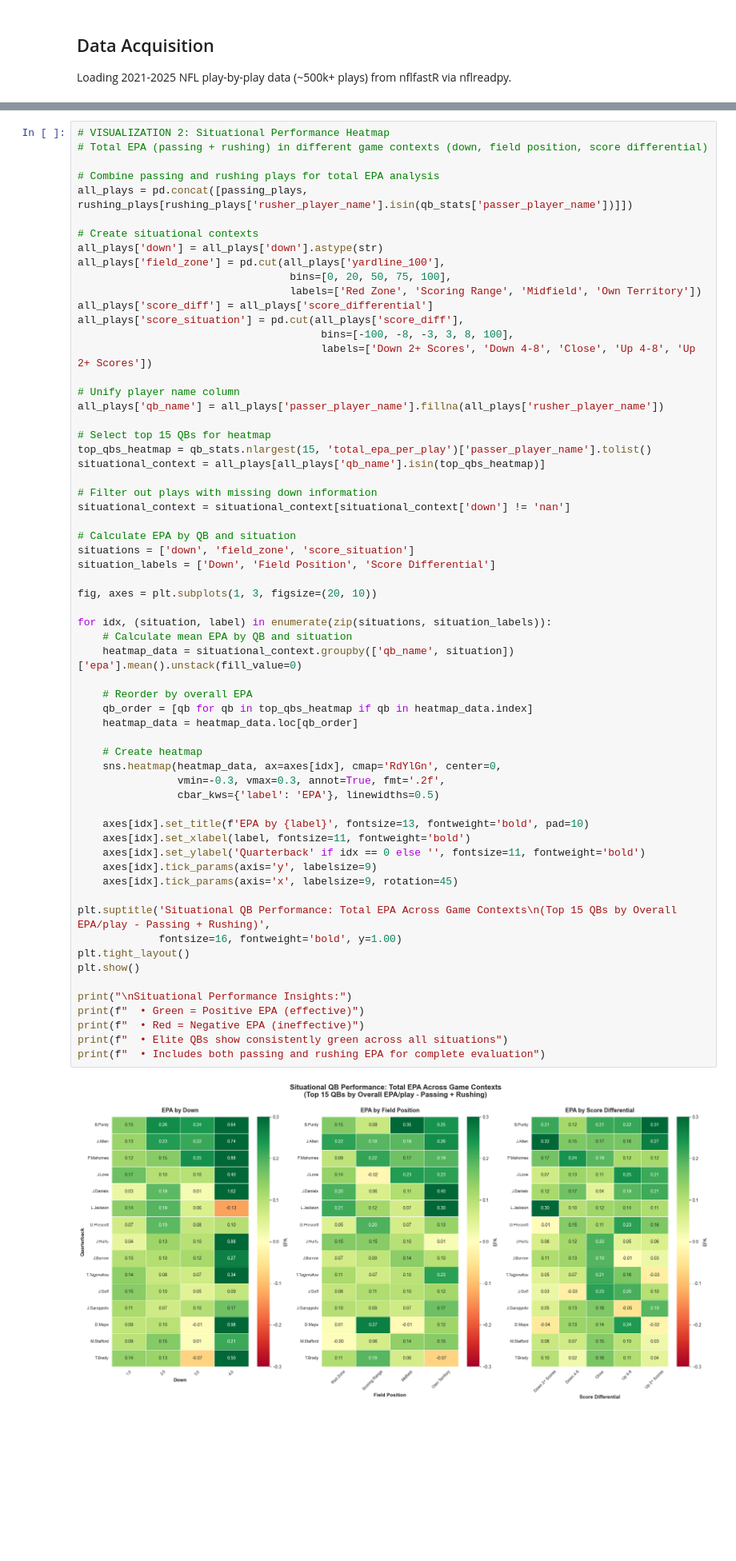
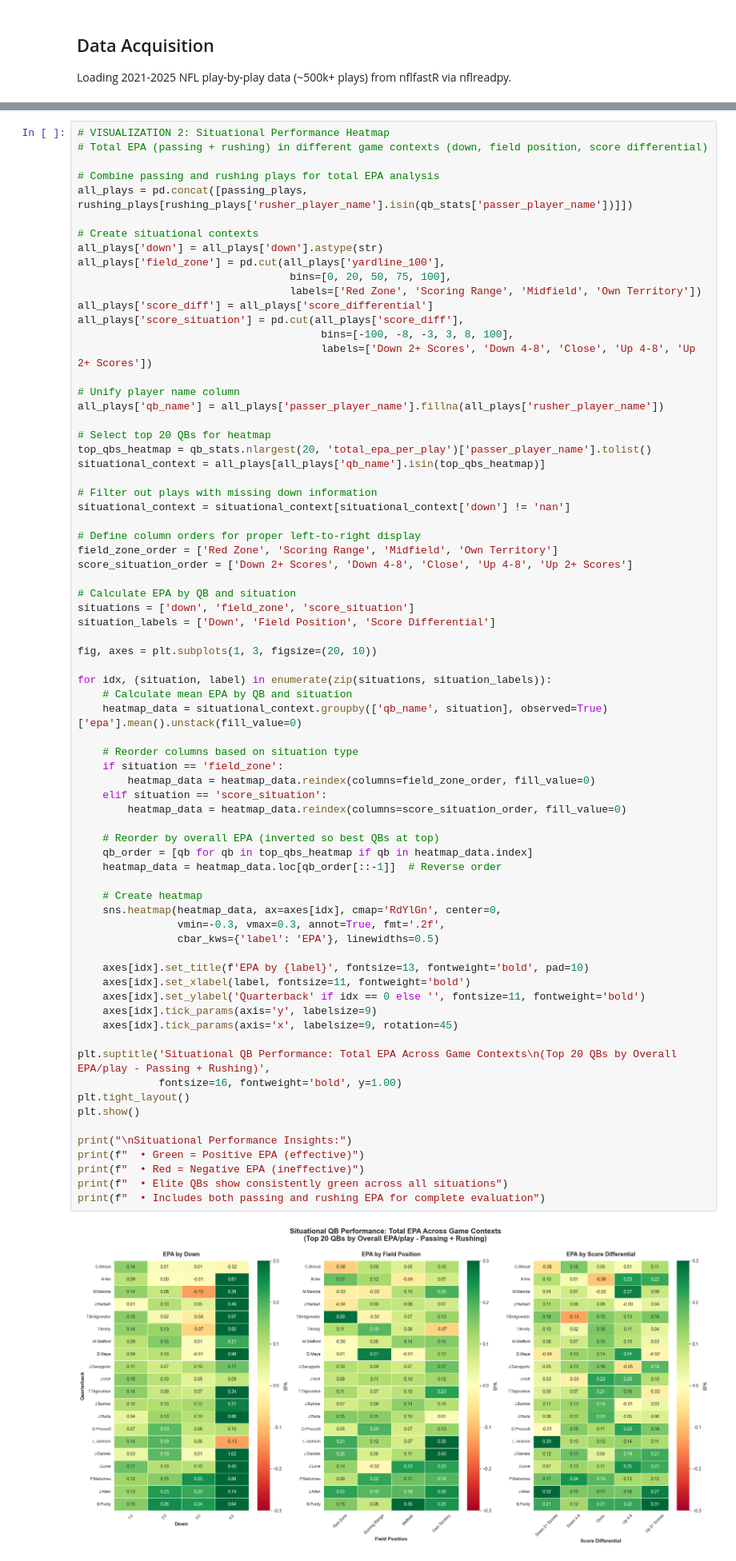
Before and after one commit to cgalgano/NFL-QB-Analysis, a Jupyter notebook: nfl_qb_analysis.ipynb, the cells around one changed output, grey strips where cells are left out. Shown: that part at 80% size. Saved outputs shown, nothing was run; the diff lists cells and outputs as text; blank space fills up the shorter version.

```diff
--- a/nfl_qb_analysis.ipynb
+++ b/nfl_qb_analysis.ipynb
@@ -311,50 +317,60 @@ all_plays['score_situation'] = pd.cut(all_plays['score_diff'],
 # Unify player name column
 all_plays['qb_name'] = all_plays['passer_player_name'].fillna(all_plays['rusher_player_name'])
 
-# Select top 15 QBs for heatmap
-top_qbs_heatmap = qb_stats.nlargest(15, 'total_epa_per_play')['passer_player_name'].tolist()
+# Select top 20 QBs for heatmap
+top_qbs_heatmap = qb_stats.nlargest(20, 'total_epa_per_play')['passer_player_name'].tolist()
 situational_context = all_plays[all_plays['qb_name'].isin(top_qbs_heatmap)]
 
 # Filter out plays with missing down information
 situational_context = situational_context[situational_context['down'] != 'nan']
+
+# Define column orders for proper left-to-right display
+field_zone_order = ['Red Zone', 'Scoring Range', 'Midfield', 'Own Territory']
+score_situation_order = ['Down 2+ Scores', 'Down 4-8', 'Close', 'Up 4-8', 'Up 2+ Scores']
 
 # Calculate EPA by QB and situation
 situations = ['down', 'field_zone', 'score_situation']
 situation_labels = ['Down', 'Field Position', 'Score Differential']
 
 fig, axes = plt.subplots(1, 3, figsize=(20, 10))
 
 for idx, (situation, label) in enumerate(zip(situations, situation_labels)):
     # Calculate mean EPA by QB and situation
-    heatmap_data = situational_context.groupby(['qb_name', situation])['epa'].mean().unstack(fill_value=0)
+    heatmap_data = situational_context.groupby(['qb_name', situation], observed=True)['epa'].mean().unstack(fill_value=0)
 
-    # Reorder by overall EPA
+    # Reorder columns based on situation type
+    if situation == 'field_zone':
+        heatmap_data = heatmap_data.reindex(columns=field_zone_order, fill_value=0)
+    elif situation == 'score_situation':
+        heatmap_data = heatmap_data.reindex(columns=score_situation_order, fill_value=0)
+
+    # Reorder by overall EPA (inverted so best QBs at top)
     qb_order = [qb for qb in top_qbs_heatmap if qb in heatmap_data.index]
-    heatmap_data = heatmap_data.loc[qb_order]
+    heatmap_data = heatmap_data.loc[qb_order[::-1]]  # Reverse order
 
     # Create heatmap
     sns.heatmap(heatmap_data, ax=axes[idx], cmap='RdYlGn', center=0,
                 vmin=-0.3, vmax=0.3, annot=True, fmt='.2f',
                 cbar_kws={'label': 'EPA'}, linewidths=0.5)
 
     axes[idx].set_title(f'EPA by {label}', fontsize=13, fontweight='bold', pad=10)
     axes[idx].set_xlabel(label, fontsize=11, fontweight='bold')
     axes[idx].set_ylabel('Quarterback' if idx == 0 else '', fontsize=11, fontweight='bold')
     axes[idx].tick_params(axis='y', labelsize=9)
     axes[idx].tick_params(axis='x', labelsize=9, rotation=45)
 
-plt.suptitle('Situational QB Performance: Total EPA Across Game Contexts\n(Top 15 QBs by Overall EPA/play - Passing + Rushing)',
+plt.suptitle('Situational QB Performance: Total EPA Across Game Contexts\n(Top 20 QBs by Overall EPA/play - Passing + Rushing)',
              fontsize=16, fontweight='bold', y=1.00)
 plt.tight_layout()
 plt.show()
 
 print("\nSituational Performance Insights:")
 print(f"  • Green = Positive EPA (effective)")
 print(f"  • Red = Negative EPA (ineffective)")
 print(f"  • Elite QBs show consistently green across all situations")
 print(f"  • Includes both passing and rushing EPA for complete evaluation")
 # %% [output]
-[figure, old version]
+[figure, new version]
 Situational Performance Insights:
   • Green = Positive EPA (effective)
   • Red = Negative EPA (ineffective)
```
Also changed, not shown: parts of 4 cells of this notebook, 5 other files.
